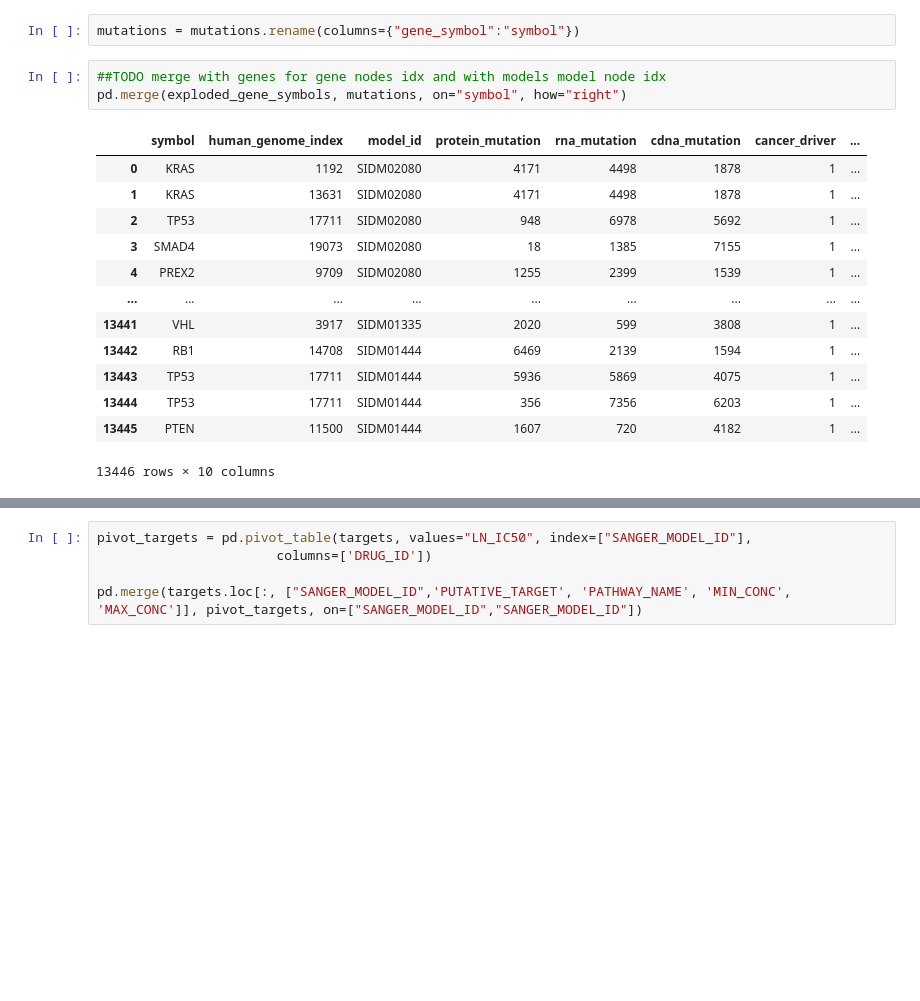
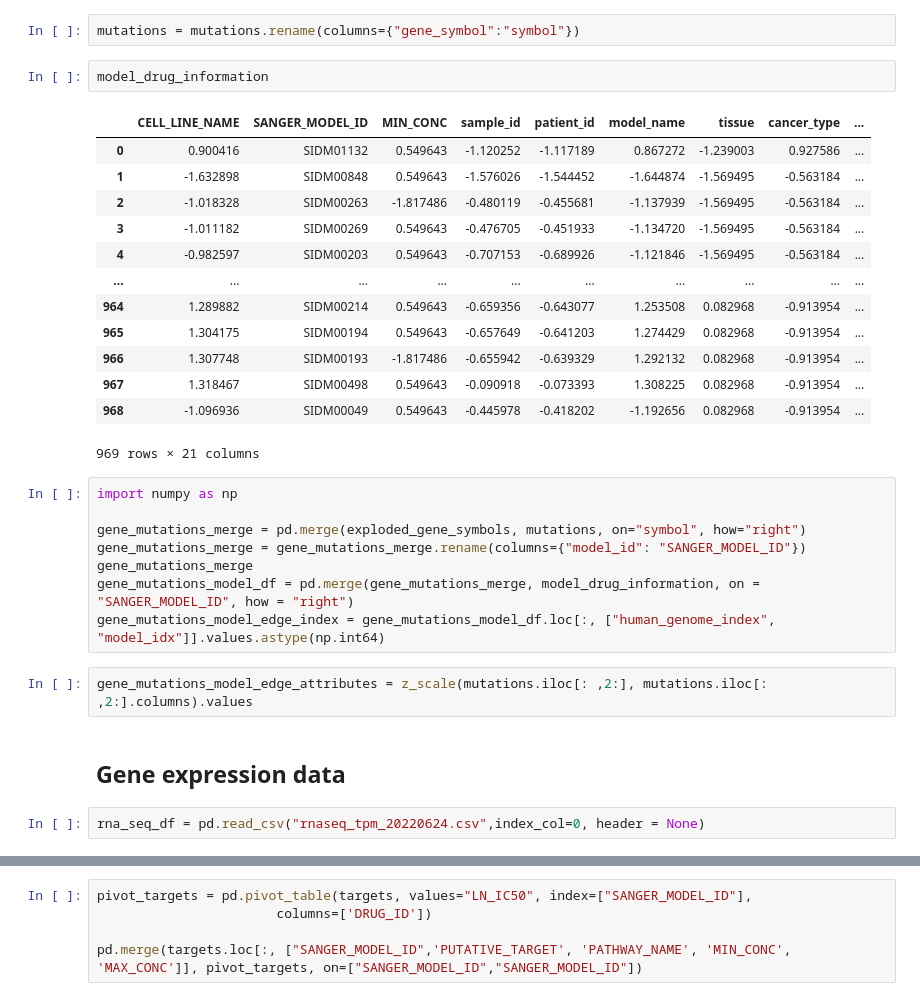
Before and after one commit to danielwalke/drug_efficiency, a Jupyter notebook: StandardAnalysis.ipynb, the cells around one changed output, grey strips where cells are left out. Saved outputs shown, nothing was run; the diff lists cells and outputs as text; blank space fills up the shorter version.

Commit message:
first version of edges, features and egde attributes

```diff
--- a/StandardAnalysis.ipynb
+++ b/StandardAnalysis.ipynb
@@ -220,20 +211,33 @@ columns_besides_ids = list(filter(lambda x: x not in ["model_id", "gene_symbol"]
 mutations = categorize_columns(mutations, columns_besides_ids)
 # %%
 mutations = mutations.rename(columns={"gene_symbol":"symbol"})
+# %%
+model_drug_information
+# %% [output]
+|  | CELL_LINE_NAME | SANGER_MODEL_ID | MIN_CONC | sample_id | patient_id | model_name | tissue | cancer_type | ... |
+| 0 | 0.900416 | SIDM01132 | 0.549643 | -1.120252 | -1.117189 | 0.867272 | -1.239003 | 0.927586 | ... |
+| 1 | -1.632898 | SIDM00848 | 0.549643 | -1.576026 | -1.544452 | -1.644874 | -1.569495 | -0.563184 | ... |
+| 2 | -1.018328 | SIDM00263 | -1.817486 | -0.480119 | -0.455681 | -1.137939 | -1.569495 | -0.563184 | ... |
+| 3 | -1.011182 | SIDM00269 | 0.549643 | -0.476705 | -0.451933 | -1.134720 | -1.569495 | -0.563184 | ... |
+| 4 | -0.982597 | SIDM00203 | 0.549643 | -0.707153 | -0.689926 | -1.121846 | -1.569495 | -0.563184 | ... |
+| ... | ... | ... | ... | ... | ... | ... | ... | ... | ... |
+| 964 | 1.289882 | SIDM00214 | 0.549643 | -0.659356 | -0.643077 | 1.253508 | 0.082968 | -0.913954 | ... |
+| 965 | 1.304175 | SIDM00194 | 0.549643 | -0.657649 | -0.641203 | 1.274429 | 0.082968 | -0.913954 | ... |
+| 966 | 1.307748 | SIDM00193 | -1.817486 | -0.655942 | -0.639329 | 1.292132 | 0.082968 | -0.913954 | ... |
+| 967 | 1.318467 | SIDM00498 | 0.549643 | -0.090918 | -0.073393 | 1.308225 | 0.082968 | -0.913954 | ... |
+| 968 | -1.096936 | SIDM00049 | 0.549643 | -0.445978 | -0.418202 | -1.192656 | 0.082968 | -0.913954 | ... |
+969 rows × 21 columns
 # %%
-##TODO merge with genes for gene nodes idx and with models model node idx
-pd.merge(exploded_gene_symbols, mutations, on="symbol", how="right")
+import numpy as np
+
+gene_mutations_merge = pd.merge(exploded_gene_symbols, mutations, on="symbol", how="right")
+gene_mutations_merge = gene_mutations_merge.rename(columns={"model_id": "SANGER_MODEL_ID"})
+gene_mutations_merge
+gene_mutations_model_df = pd.merge(gene_mutations_merge, model_drug_information, on = "SANGER_MODEL_ID", how = "right")
+gene_mutations_model_edge_index = gene_mutations_model_df.loc[:, ["human_genome_index", "model_idx"]].values.astype(np.int64)
-# %% [output]
-|  | symbol | human_genome_index | model_id | protein_mutation | rna_mutation | cdna_mutation | cancer_driver | ... |
-| 0 | KRAS | 1192 | SIDM02080 | 4171 | 4498 | 1878 | 1 | ... |
-| 1 | KRAS | 13631 | SIDM02080 | 4171 | 4498 | 1878 | 1 | ... |
-| 2 | TP53 | 17711 | SIDM02080 | 948 | 6978 | 5692 | 1 | ... |
-| 3 | SMAD4 | 19073 | SIDM02080 | 18 | 1385 | 7155 | 1 | ... |
-| 4 | PREX2 | 9709 | SIDM02080 | 1255 | 2399 | 1539 | 1 | ... |
-| ... | ... | ... | ... | ... | ... | ... | ... | ... |
-| 13441 | VHL | 3917 | SIDM01335 | 2020 | 599 | 3808 | 1 | ... |
-| 13442 | RB1 | 14708 | SIDM01444 | 6469 | 2139 | 1594 | 1 | ... |
-| 13443 | TP53 | 17711 | SIDM01444 | 5936 | 5869 | 4075 | 1 | ... |
-| 13444 | TP53 | 17711 | SIDM01444 | 356 | 7356 | 6203 | 1 | ... |
-| 13445 | PTEN | 11500 | SIDM01444 | 1607 | 720 | 4182 | 1 | ... |
-13446 rows × 10 columns
+# %%
+gene_mutations_model_edge_attributes = z_scale(mutations.iloc[: ,2:], mutations.iloc[: ,2:].columns).values
+# %% [markdown]
+## Gene expression data
+# %%
+rna_seq_df = pd.read_csv("rnaseq_tpm_20220624.csv",index_col=0, header = None)
```
Also changed, not shown: parts of 27 cells of this notebook, 1 other file.
